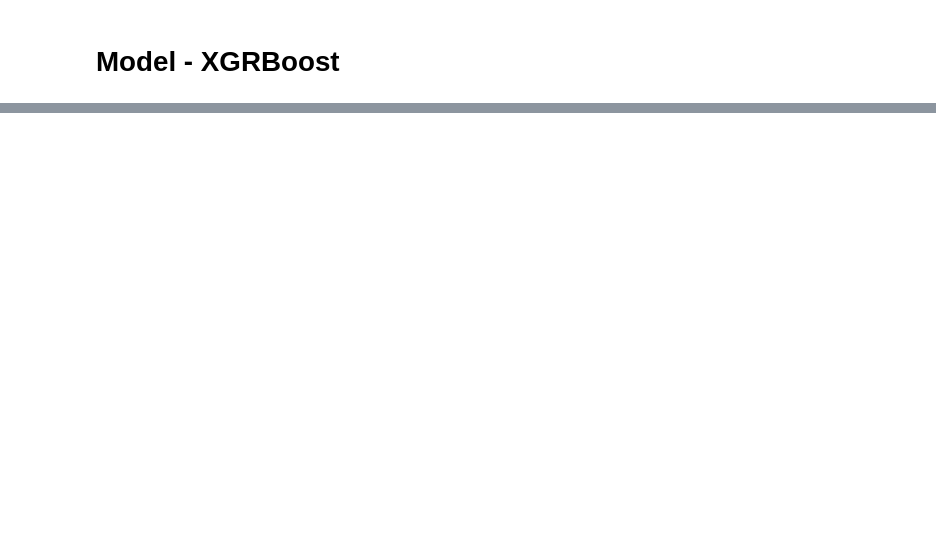
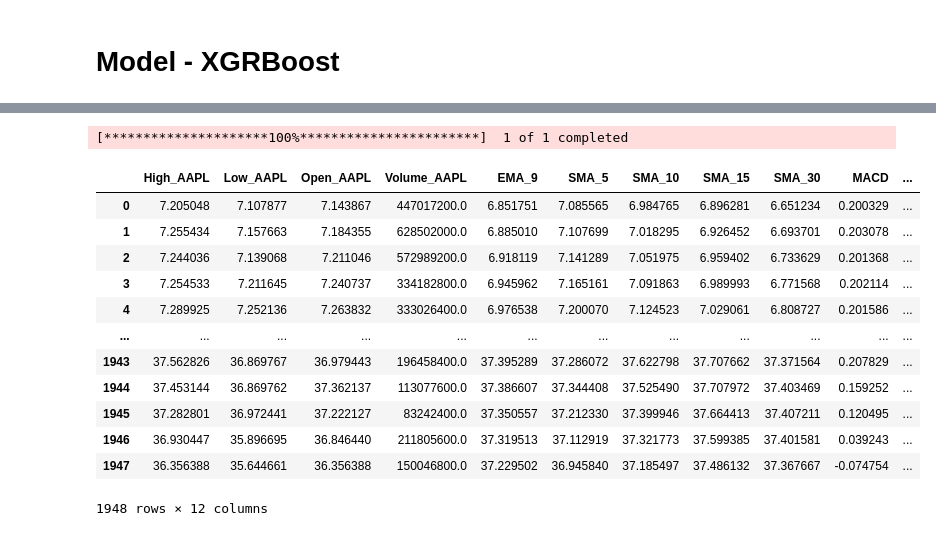
Before and after one commit to ArnaudThs/StockProphet, a Jupyter notebook: StockProphet/Notebook/XGRBoost.ipynb, the cells around one changed output, grey strips where cells are left out. Drawn from its saved outputs; the diff is of its cells as text; code cells hidden in the pictures; blank space fills up the shorter version.

```diff
--- a/StockProphet/Notebook/XGRBoost.ipynb
+++ b/StockProphet/Notebook/XGRBoost.ipynb
@@ -3,2 +26,30 @@
+# %%
+drop_columns = ['Volume_PPH', 'Open_PPH', 'Low_PPH', 'High_PPH']
+
+X_train, y_train, X_valid, y_valid, X_test, y_test= prepare_stock_data(
+    ticker=TICKER,
+    start=START_DATE,
+    end=END_DATE,
+    target_col=TARGET,
+    drop_cols=drop_columns
+)
+# %% [output]
+[*********************100%***********************]  1 of 1 completed
+# %%
+X_train
+# %% [output]
+|  | High_AAPL | Low_AAPL | Open_AAPL | Volume_AAPL | EMA_9 | SMA_5 | SMA_10 | SMA_15 | SMA_30 | MACD | ... |
+| 0 | 7.205048 | 7.107877 | 7.143867 | 447017200.0 | 6.851751 | 7.085565 | 6.984765 | 6.896281 | 6.651234 | 0.200329 | ... |
+| 1 | 7.255434 | 7.157663 | 7.184355 | 628502000.0 | 6.885010 | 7.107699 | 7.018295 | 6.926452 | 6.693701 | 0.203078 | ... |
+| 2 | 7.244036 | 7.139068 | 7.211046 | 572989200.0 | 6.918119 | 7.141289 | 7.051975 | 6.959402 | 6.733629 | 0.201368 | ... |
+| 3 | 7.254533 | 7.211645 | 7.240737 | 334182800.0 | 6.945962 | 7.165161 | 7.091863 | 6.989993 | 6.771568 | 0.202114 | ... |
+| 4 | 7.289925 | 7.252136 | 7.263832 | 333026400.0 | 6.976538 | 7.200070 | 7.124523 | 7.029061 | 6.808727 | 0.201586 | ... |
+| ... | ... | ... | ... | ... | ... | ... | ... | ... | ... | ... | ... |
+| 1943 | 37.562826 | 36.869767 | 36.979443 | 196458400.0 | 37.395289 | 37.286072 | 37.622798 | 37.707662 | 37.371564 | 0.207829 | ... |
+| 1944 | 37.453144 | 36.869762 | 37.362137 | 113077600.0 | 37.386607 | 37.344408 | 37.525490 | 37.707972 | 37.403469 | 0.159252 | ... |
+| 1945 | 37.282801 | 36.972441 | 37.222127 | 83242400.0 | 37.350557 | 37.212330 | 37.399946 | 37.664413 | 37.407211 | 0.120495 | ... |
+| 1946 | 36.930447 | 35.896695 | 36.846440 | 211805600.0 | 37.319513 | 37.112919 | 37.321773 | 37.599385 | 37.401581 | 0.039243 | ... |
+| 1947 | 36.356388 | 35.644661 | 36.356388 | 150046800.0 | 37.229502 | 36.945840 | 37.185497 | 37.486132 | 37.367667 | -0.074754 | ... |
+1948 rows × 12 columns
 # %%
 %%time
```
Also changed, not shown: parts of 7 cells of this notebook, 1 other file.
